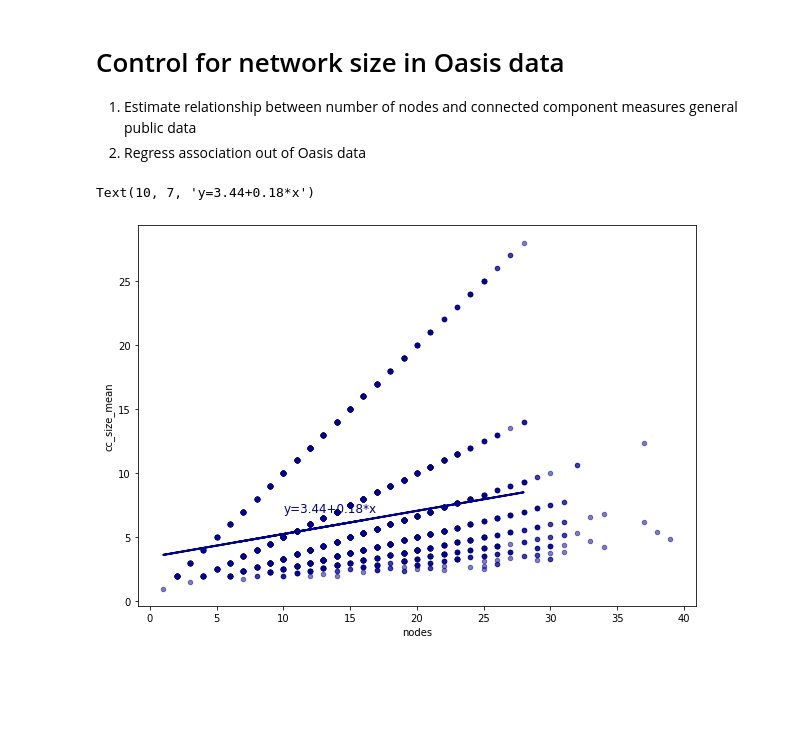
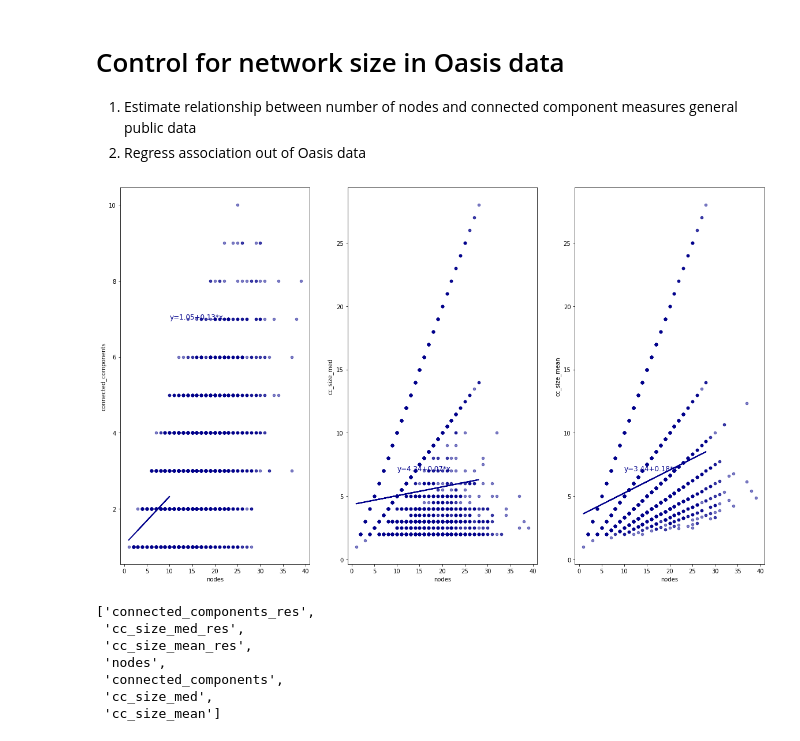
Before and after one commit to alan-turing-institute/netts, a Jupyter notebook: regressing_nodes_genpub.ipynb, the cells around one changed output. Saved outputs shown, nothing was run; the diff lists cells and outputs as text; code cells hidden in the pictures; blank space fills up the shorter version.

```diff
--- a/regressing_nodes_genpub.ipynb
+++ b/regressing_nodes_genpub.ipynb
@@ -68,26 +68,37 @@ oasis.group.cat.reorder_categories(
     ['CON', 'CHR', 'FEP'], inplace=True)
 # %%
 # Estimate relationship in general public data
+nans = np.isnan(df.cc_size_med.values)
 df_nonan = df[~nans]
 variables = ['connected_components', 'cc_size_med', 'cc_size_mean']
 
-for plot_variable in variables:
+fig = plt.figure(figsize=(20, 12))
+for v,plot_variable in enumerate(variables):
     # best fit polynomial
     node_fit = np.polyfit(df_nonan.nodes, df_nonan[plot_variable], 1)
     # Predict values for Oasis
     pred_vals = np.polyval(node_fit, oasis.nodes)
     # Calculate residuals
     residuals = oasis.connected_components_normZ - pred_vals
     # Add residuals to dataframe
     oasis[plot_variable + '_res'] = residuals
-
-# scatter plot
-df_nonan.plot(kind='scatter', x='nodes', y=plot_variable, color='darkblue', alpha=0.5, figsize=(10, 7))
-# regression lines
-plt.plot(df_nonan[plot_variable], node_fit[0] * df_nonan[plot_variable] + node_fit[1], color='darkblue', linewidth=2)
-# regression equations
-plt.text(10, 7, 'y={:.2f}+{:.2f}*x'.format(node_fit[1], node_fit[0]), color='darkblue', size=12)
+    # scatter plot
+    ax = plt.subplot(1,3,v+1)
+    df_nonan.plot(kind='scatter', x='nodes', y=plot_variable, color='darkblue', alpha=0.5, ax = ax)
+    # regression lines
+    plt.plot(df_nonan[plot_variable], node_fit[0] * df_nonan[plot_variable] + node_fit[1], color='darkblue', linewidth=2)
+    # regression equations
+    plt.text(10, 7, 'y={:.2f}+{:.2f}*x'.format(node_fit[1], node_fit[0]), color='darkblue', size=12)
 # %% [output]
-Text(10, 7, 'y=3.44+0.18*x')
-[figure, old version]
+[figure, new version]
+# %%
+variable_list
+# %% [output]
+['connected_components_res',
+ 'cc_size_med_res',
+ 'cc_size_mean_res',
+ 'nodes',
+ 'connected_components',
+ 'cc_size_med',
+ 'cc_size_mean']
 # %%
```
Also changed, not shown: parts of 2 cells of this notebook, 2 other files.
